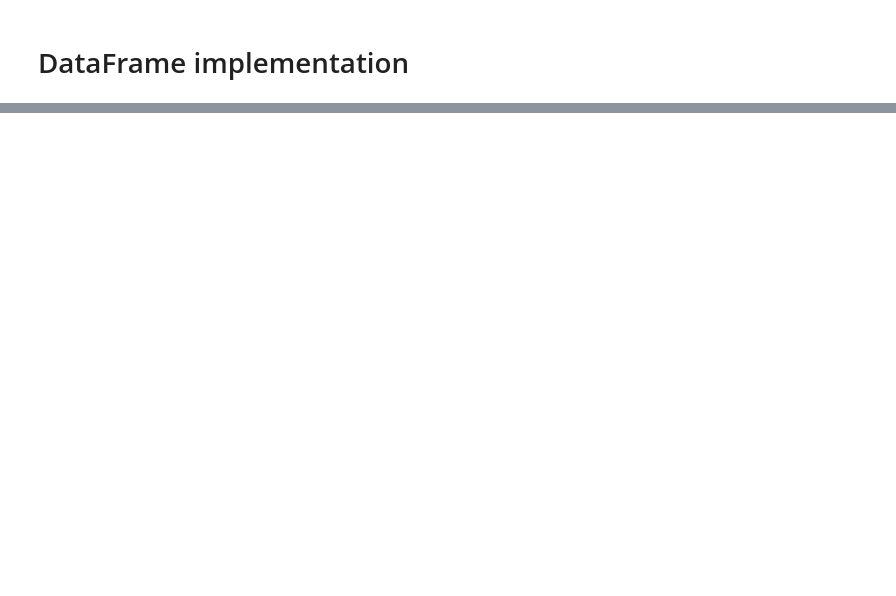
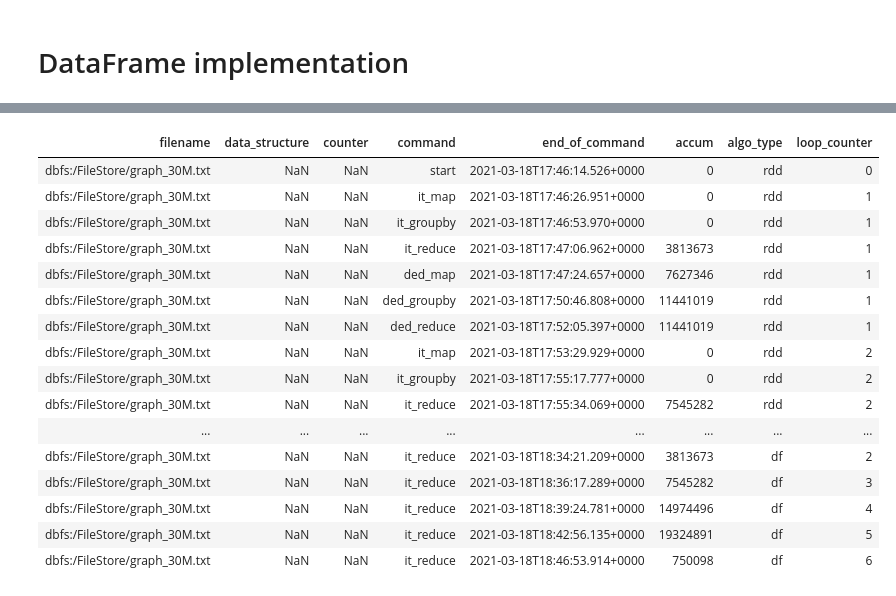
Before and after one commit to MaximeRedstone/graphsMapReduce, a Jupyter notebook: notebooks/databricks/GraphConnectedComponentsFinder - Full Python.ipynb, the cells around one changed output, grey strips where cells are left out. Drawn from its saved outputs; the diff is of its cells as text; code cells hidden in the pictures; blank space fills up the shorter version.

```diff
--- a/notebooks/databricks/GraphConnectedComponentsFinder - Full Python.ipynb
+++ b/notebooks/databricks/GraphConnectedComponentsFinder - Full Python.ipynb
@@ -40,8 +43,9 @@ else:
 [interactive output not drawn]
 # %%
 user_inputs = {
-  "4M": 5,
-  "7M": 5
+  "10M": 5,
+  "30M": 5,
+  "60M": 5
 }
 
 filestore_paths_dict = {}
@@ -391,0 +490,3 @@ processGraphDF(filestore_name)
+# %%
+df_logs = pd.DataFrame(columns=['filename', 'data_structure', 'counter', 'command', 'end_of_command', 'accum'])
+filestore_name = filestore_paths_dict[("30M", 5)]
@@ -391,0 +495,2 @@ processGraphDF(filestore_name)
+# %%
+df_logs_rdd = processGraphRDDLogs(filestore_name, df_logs)
@@ -391,0 +499,2 @@ processGraphDF(filestore_name)
+# %%
+df_logs_df = processGraphDFLogs(filestore_name, df_logs_rdd)
@@ -391,0 +503,20 @@ processGraphDF(filestore_name)
+# %%
+display(df_logs_df)
+# %% [output]
+| filename | data_structure | counter | command | end_of_command | accum | algo_type | loop_counter |
+| dbfs:/FileStore/graph_30M.txt | NaN | NaN | start | 2021-03-18T17:46:14.526+0000 | 0 | rdd | 0 |
+| dbfs:/FileStore/graph_30M.txt | NaN | NaN | it_map | 2021-03-18T17:46:26.951+0000 | 0 | rdd | 1 |
+| dbfs:/FileStore/graph_30M.txt | NaN | NaN | it_groupby | 2021-03-18T17:46:53.970+0000 | 0 | rdd | 1 |
+| dbfs:/FileStore/graph_30M.txt | NaN | NaN | it_reduce | 2021-03-18T17:47:06.962+0000 | 3813673 | rdd | 1 |
+| dbfs:/FileStore/graph_30M.txt | NaN | NaN | ded_map | 2021-03-18T17:47:24.657+0000 | 7627346 | rdd | 1 |
+| dbfs:/FileStore/graph_30M.txt | NaN | NaN | ded_groupby | 2021-03-18T17:50:46.808+0000 | 11441019 | rdd | 1 |
+| dbfs:/FileStore/graph_30M.txt | NaN | NaN | ded_reduce | 2021-03-18T17:52:05.397+0000 | 11441019 | rdd | 1 |
+| dbfs:/FileStore/graph_30M.txt | NaN | NaN | it_map | 2021-03-18T17:53:29.929+0000 | 0 | rdd | 2 |
+| dbfs:/FileStore/graph_30M.txt | NaN | NaN | it_groupby | 2021-03-18T17:55:17.777+0000 | 0 | rdd | 2 |
+| dbfs:/FileStore/graph_30M.txt | NaN | NaN | it_reduce | 2021-03-18T17:55:34.069+0000 | 7545282 | rdd | 2 |
+| ... | ... | ... | ... | ... | ... | ... | ... |
+| dbfs:/FileStore/graph_30M.txt | NaN | NaN | it_reduce | 2021-03-18T18:34:21.209+0000 | 3813673 | df | 2 |
+| dbfs:/FileStore/graph_30M.txt | NaN | NaN | it_reduce | 2021-03-18T18:36:17.289+0000 | 7545282 | df | 3 |
+| dbfs:/FileStore/graph_30M.txt | NaN | NaN | it_reduce | 2021-03-18T18:39:24.781+0000 | 14974496 | df | 4 |
+| dbfs:/FileStore/graph_30M.txt | NaN | NaN | it_reduce | 2021-03-18T18:42:56.135+0000 | 19324891 | df | 5 |
+| dbfs:/FileStore/graph_30M.txt | NaN | NaN | it_reduce | 2021-03-18T18:46:53.914+0000 | 750098 | df | 6 |
```
Also changed, not shown: parts of 15 cells of this notebook.
